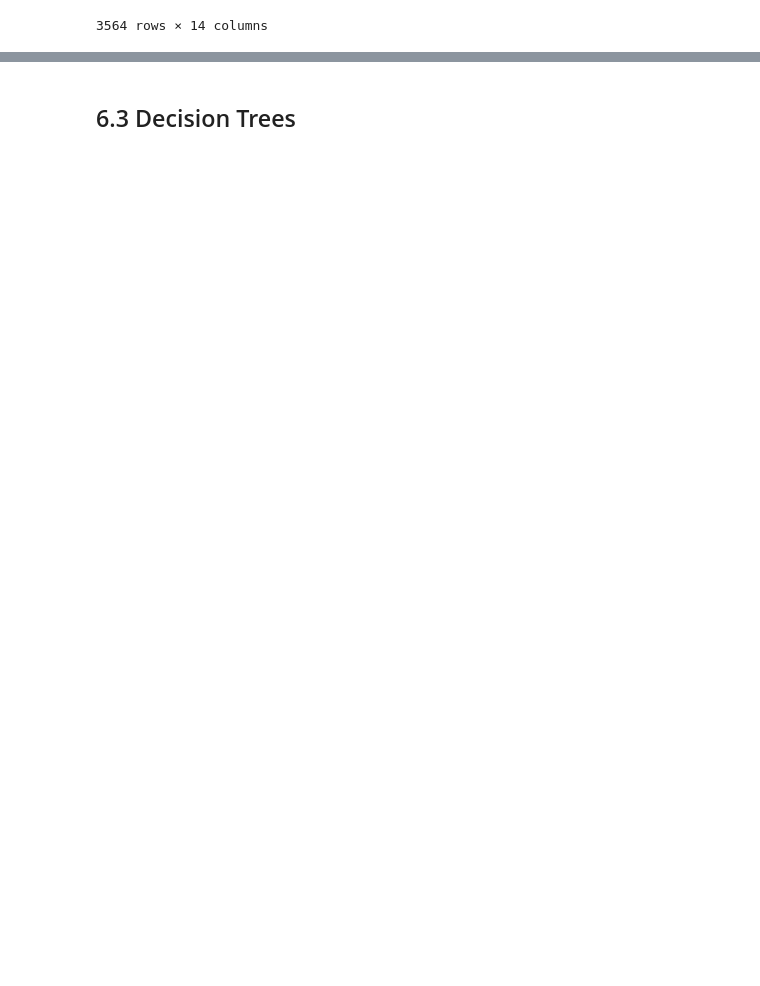
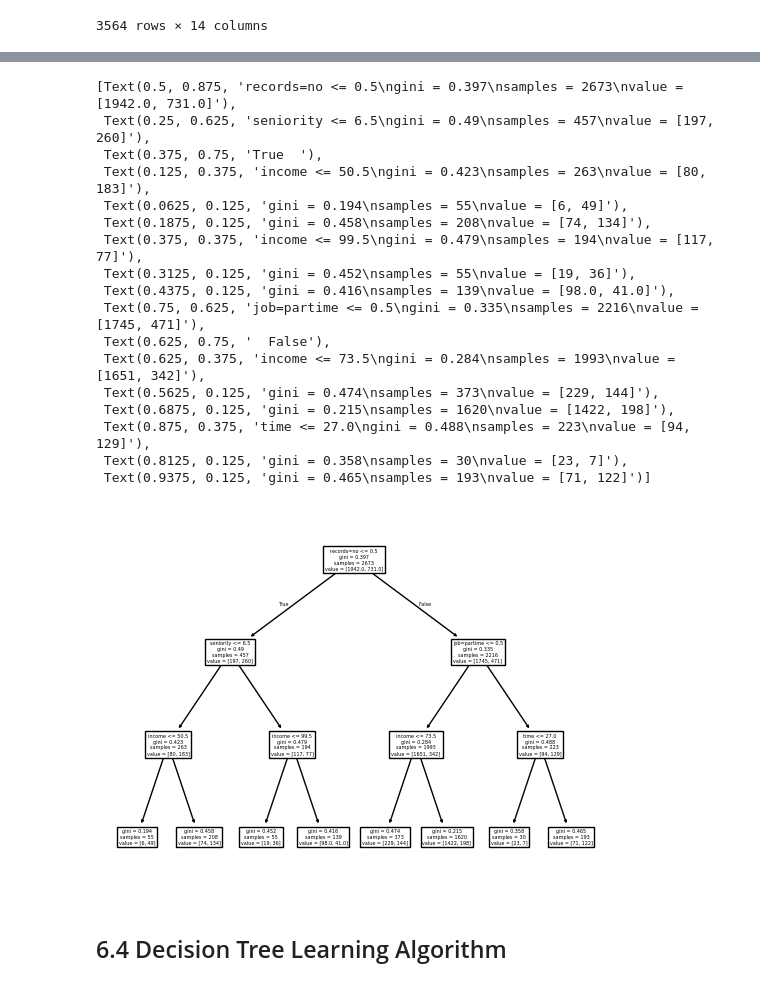
Before and after one commit to ShaniceWilliams/ml-zoomcamp, a Jupyter notebook: 06_Trees/6_credit_risk.ipynb, the cells around one changed output, grey strips where cells are left out. Drawn from its saved outputs; the diff is of its cells as text; code cells hidden in the pictures; blank space fills up the shorter version.

Commit message:
Complete initial dt training and validation.

```diff
--- a/06_Trees/6_credit_risk.ipynb
+++ b/06_Trees/6_credit_risk.ipynb
@@ -212,0 +242,11 @@ del df_test['status']
+# %%
+# First we need to create dictionaries for the feature matrix
+train_dicts = df_train.fillna(0).to_dict(orient='records')
+# %%
+# Then vectorise those dictionaries (equivalent to one hot encoding)
+dv = DictVectorizer(sparse=False)
+X_train = dv.fit_transform(train_dicts)
+# %%
+#Instantiate the decisiontree classifier and train it
+dt = DecisionTreeClassifier()
+dt.fit(X_train, y_train)
@@ -212,0 +279,3 @@ del df_test['status']
+# %%
+dt = DecisionTreeClassifier(max_depth=3)
+dt.fit(X_train, y_train)
@@ -213,2 +314,23 @@ del df_test['status']
+# %%
+plot_tree(dt,feature_names=dv.get_feature_names_out(), )
+# %% [output]
+[Text(0.5, 0.875, 'records=no <= 0.5\ngini = 0.397\nsamples = 2673\nvalue = [1942.0, 731.0]'),
+ Text(0.25, 0.625, 'seniority <= 6.5\ngini = 0.49\nsamples = 457\nvalue = [197, 260]'),
+ Text(0.375, 0.75, 'True  '),
+ Text(0.125, 0.375, 'income <= 50.5\ngini = 0.423\nsamples = 263\nvalue = [80, 183]'),
+ Text(0.0625, 0.125, 'gini = 0.194\nsamples = 55\nvalue = [6, 49]'),
+ Text(0.1875, 0.125, 'gini = 0.458\nsamples = 208\nvalue = [74, 134]'),
+ Text(0.375, 0.375, 'income <= 99.5\ngini = 0.479\nsamples = 194\nvalue = [117, 77]'),
+ Text(0.3125, 0.125, 'gini = 0.452\nsamples = 55\nvalue = [19, 36]'),
+ Text(0.4375, 0.125, 'gini = 0.416\nsamples = 139\nvalue = [98.0, 41.0]'),
+ Text(0.75, 0.625, 'job=partime <= 0.5\ngini = 0.335\nsamples = 2216\nvalue = [1745, 471]'),
+ Text(0.625, 0.75, '  False'),
+ Text(0.625, 0.375, 'income <= 73.5\ngini = 0.284\nsamples = 1993\nvalue = [1651, 342]'),
+ Text(0.5625, 0.125, 'gini = 0.474\nsamples = 373\nvalue = [229, 144]'),
+ Text(0.6875, 0.125, 'gini = 0.215\nsamples = 1620\nvalue = [1422, 198]'),
+ Text(0.875, 0.375, 'time <= 27.0\ngini = 0.488\nsamples = 223\nvalue = [94, 129]'),
+ Text(0.8125, 0.125, 'gini = 0.358\nsamples = 30\nvalue = [23, 7]'),
+ Text(0.9375, 0.125, 'gini = 0.465\nsamples = 193\nvalue = [71, 122]')]
+[figure, added]
 # %% [markdown]
-## 6.3 Decision Trees
+## 6.4 Decision Tree Learning Algorithm
```
Also changed, not shown: parts of 22 cells of this notebook, 3 other files.
